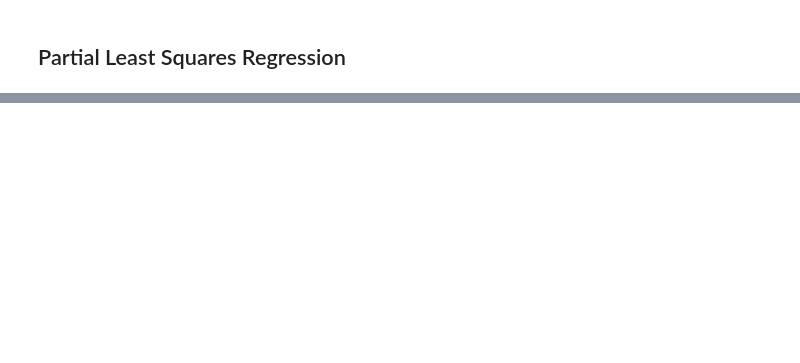
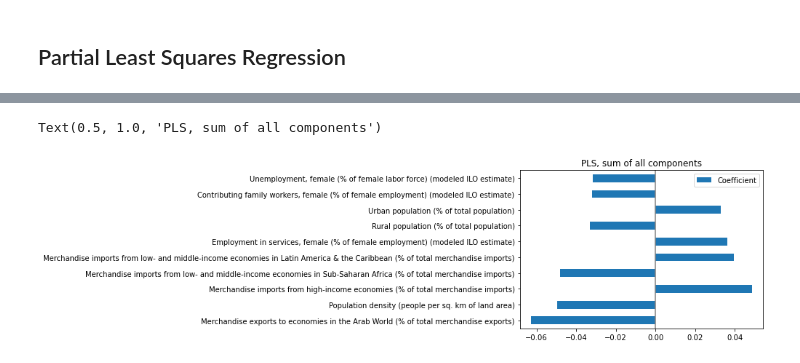
Before and after one commit to c-eberle/Data-Literacy-project, a Jupyter notebook: 04_regression_analysis_part3.ipynb, the cells around one changed output, grey strips where cells are left out. Saved outputs shown, nothing was run; the diff lists cells and outputs as text; code cells hidden in the pictures; blank space fills up the shorter version.

Commit message:
Update 04_regression_analysis_part3.ipynb
added viewing influental indicators for PLS

```diff
--- a/04_regression_analysis_part3.ipynb
+++ b/04_regression_analysis_part3.ipynb
@@ -164,0 +168,18 @@ Mean loss for PLS (n = 9 ): 0.48591838638349427
+# %%
+# re-run regression with n_components=4
+pls = PLSRegression(n_components=4)
+_, _, _, _, _, _ = ana_utils.n_fold_ceval(reg_model=pls, n=3000, data=wb_data, gt=whr_data, test_size=test_size,
+                                                                                scaling="normalize", calc_adj_r_squared=True)
+components = pls.x_weights_
+components = [pd.DataFrame(components[:,0], columns=["Coefficient"], index=wb_data.columns.values),
+              pd.DataFrame(components[:,1], columns=["Coefficient"], index=wb_data.columns.values),
+              pd.DataFrame(components[:,2], columns=["Coefficient"], index=wb_data.columns.values),
+              pd.DataFrame(components[:,3], columns=["Coefficient"], index=wb_data.columns.values),]
+
+# plot 10 largest coefficients for each component
+for i in range(0,4):
+    components[i].sort_values("Coefficient", inplace=True, key=abs, ascending=False)
+    components[i].iloc[:10,:].plot(kind="barh")
+    plt.axvline(x=0, color="grey")
+    title = "PLS, component " + str(i)
+    plt.title(title)
@@ -164,0 +191,16 @@ Mean loss for PLS (n = 9 ): 0.48591838638349427
+# %%
+sum_components = np.zeros([156])
+
+# take weighted sum of components
+for i in range(0,4):
+    sum_components += pls.y_weights_[0,i] * pls.x_weights_[:,i]
+
+df_sum_comp = pd.DataFrame(sum_components, columns=["Coefficient"], index=wb_data.columns.values)
+df_sum_comp.sort_values("Coefficient", inplace=True, key=abs, ascending=False)
+df_sum_comp.iloc[:10,:].plot(kind="barh")
+plt.axvline(x=0, color="grey")
+title = "PLS, sum of all components"
+plt.title(title)
+# %% [output]
+Text(0.5, 1.0, 'PLS, sum of all components')
+[figure, added]
```
Also changed, not shown: parts of 7 cells of this notebook.
